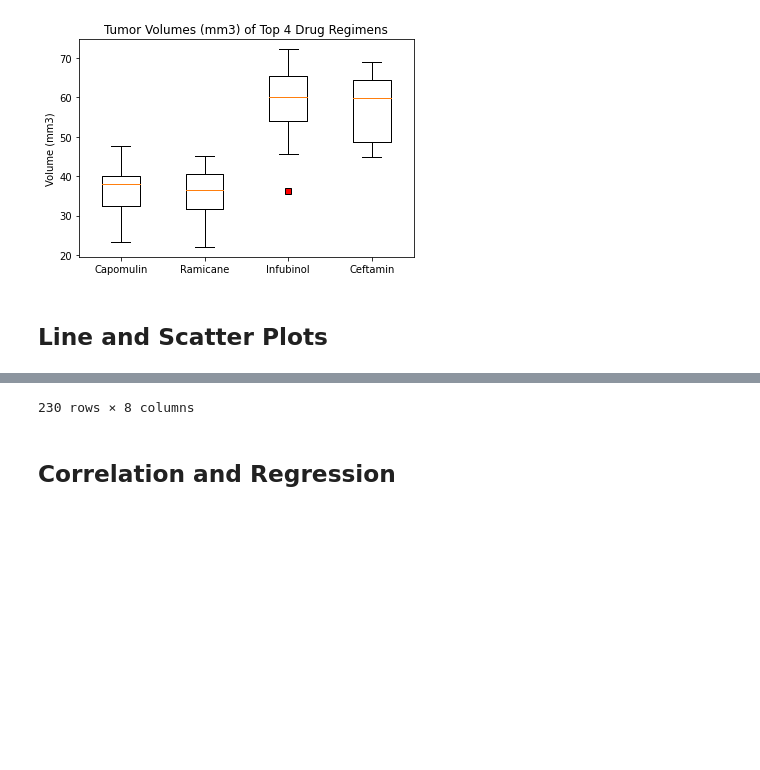
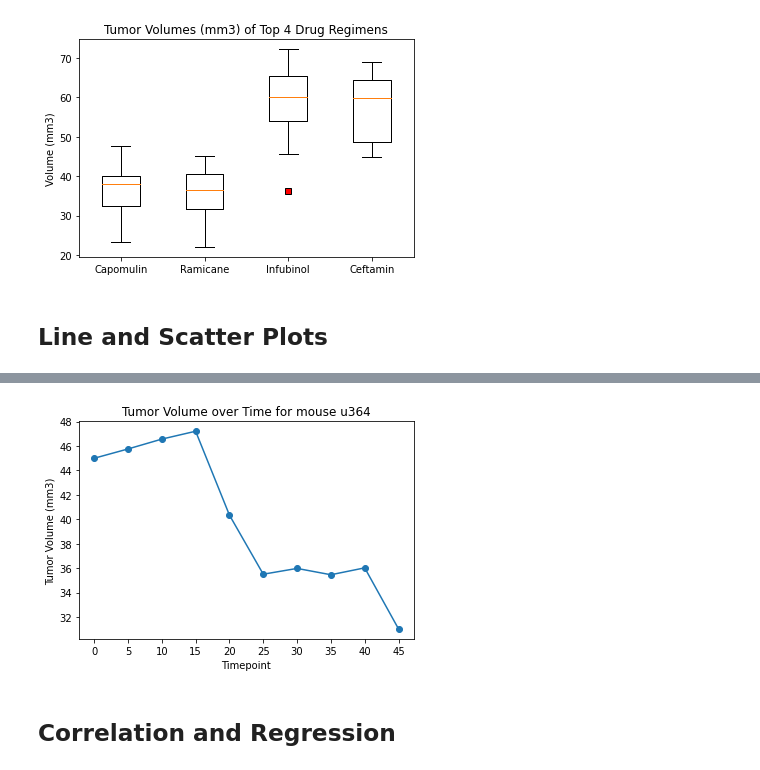
Before and after one commit to danijmartin/matplotlib-challenge, a Jupyter notebook: pymaceuticals.ipynb, the cells around one changed output, grey strips where cells are left out. Cells and saved outputs as stored; diff of their text form; code cells hidden in the pictures; blank space fills up the shorter version.

Commit message:
added line plot for random mouse

```diff
--- a/pymaceuticals.ipynb
+++ b/pymaceuticals.ipynb
@@ -239,6 +240,15 @@ plt.show()
 ## Line and Scatter Plots
 # %%
 # Generate a line plot of tumor volume vs. time point for a mouse treated with Capomulin
-capomulin = combined_data.loc[combined_data['Drug Regimen']=='Capomulin']
-capomulin
+from random import choice
+rand_mouse = choice(capomulin['Mouse ID'].unique())
+capomulin_mouse = combined_data.loc[(combined_data['Drug Regimen']=='Capomulin') &
+                             (combined_data['Mouse ID'] == rand_mouse)]
+
+plt.plot(capomulin_mouse.Timepoint, capomulin_mouse['Tumor Volume (mm3)'], marker='o')
+plt.title(f'Tumor Volume over Time for mouse {rand_mouse}')
+plt.xlabel('Timepoint')
+plt.ylabel('Tumor Volume (mm3)')
+plt.xticks(np.arange(0,50, 5))
+plt.show()
 # %% [output]
@@ -257,4 +255,4 @@ capomulin
-230 rows × 8 columns
+[figure, added]
 # %%
 # Generate a scatter plot of average tumor volume vs. mouse weight for the Capomulin regimen
 # %% [markdown]
```
Also changed, not shown: parts of 2 cells of this notebook.
